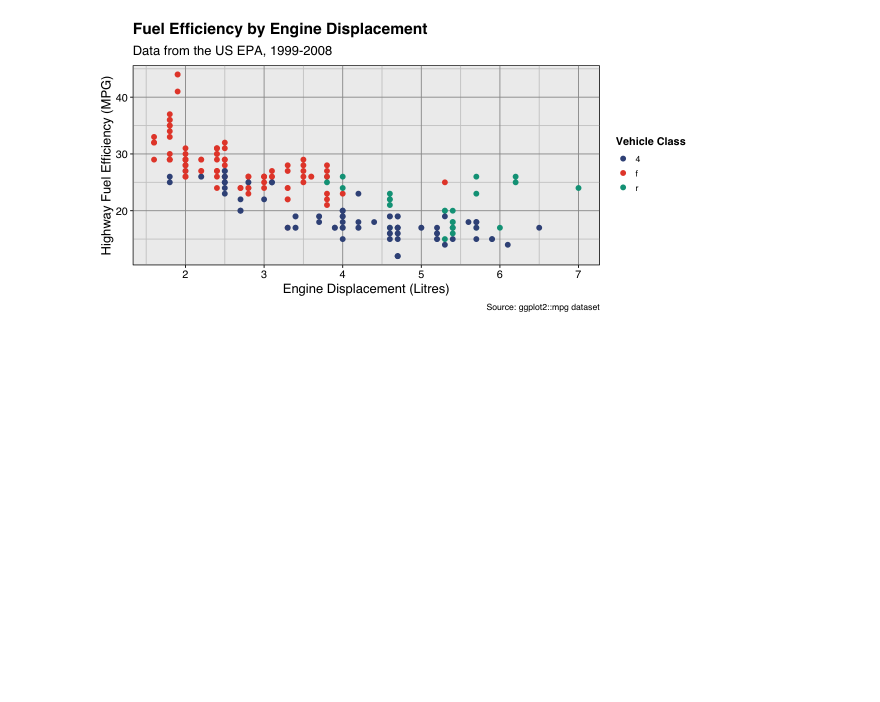
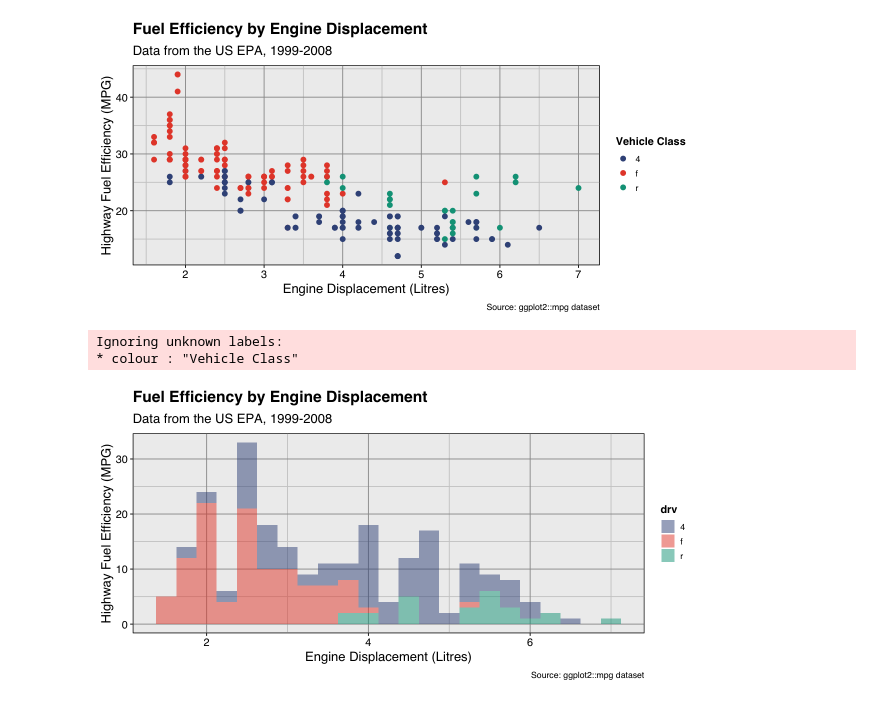
Before and after one commit to dbacsik/dbtools, a Jupyter notebook: viz/ggplot/test_plots.R.ipynb, the cells around one changed output. Saved outputs shown, nothing was run; the diff lists cells and outputs as text; code cells hidden in the pictures; blank space fills up the shorter version.

Commit message:
Histogram

```diff
--- a/viz/ggplot/test_plots.R.ipynb
+++ b/viz/ggplot/test_plots.R.ipynb
@@ -20,3 +20,20 @@ sample_plot <- ggplot(mpg, aes(x = displ, y = hwy, colour = drv)) +
 sample_plot
 # %% [output]
 [figure]
+# %%
+sample_plot <- ggplot(mpg, aes(x = displ, fill = drv)) +
+  geom_histogram(binwidth=0.25, alpha=0.5) +
+  labs(
+    title = "Fuel Efficiency by Engine Displacement",
+    subtitle = "Data from the US EPA, 1999-2008",
+    x = "Engine Displacement (Litres)",
+    y = "Highway Fuel Efficiency (MPG)",
+    colour = "Vehicle Class",
+    caption = "Source: ggplot2::mpg dataset"
+  )
+
+sample_plot
+# %% [output]
+Ignoring unknown labels:
+* colour : "Vehicle Class"
+[figure, added]
```
Also changed, not shown: parts of 1 cell of this notebook.
